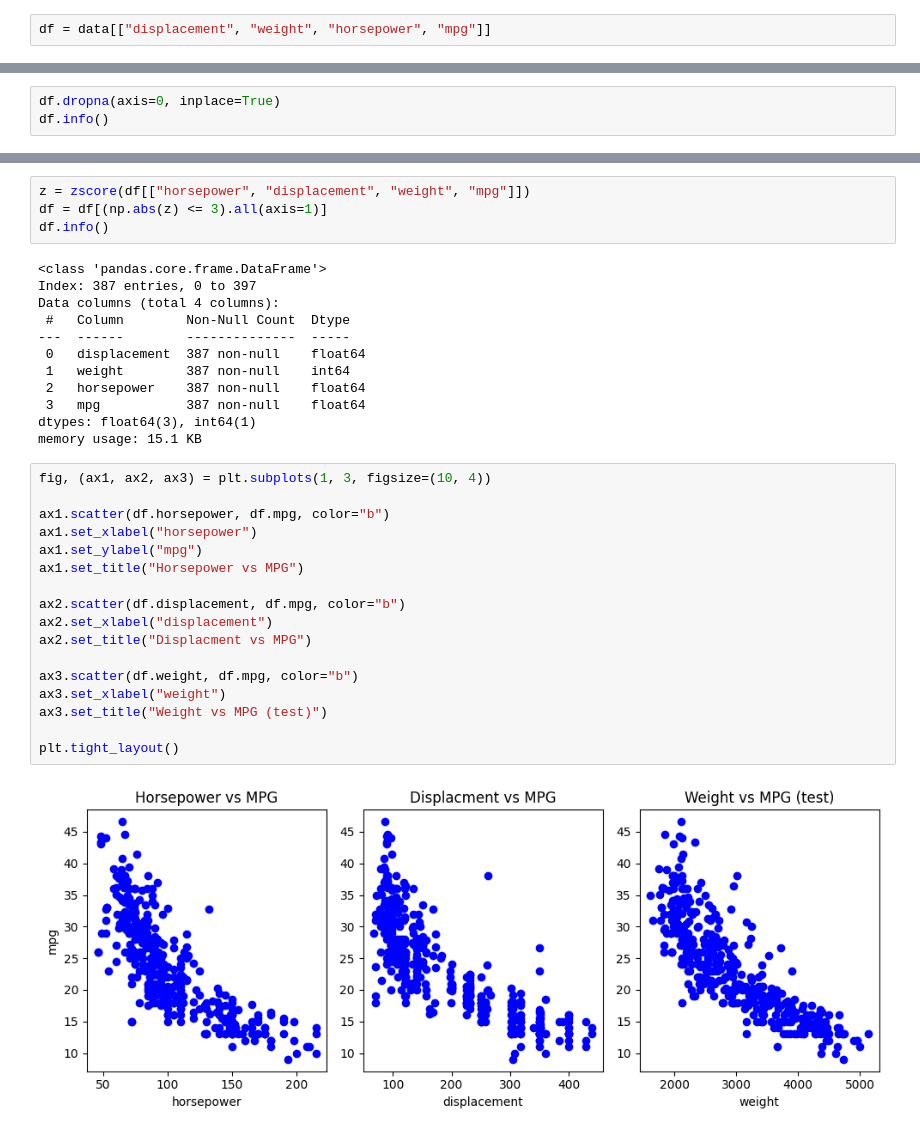
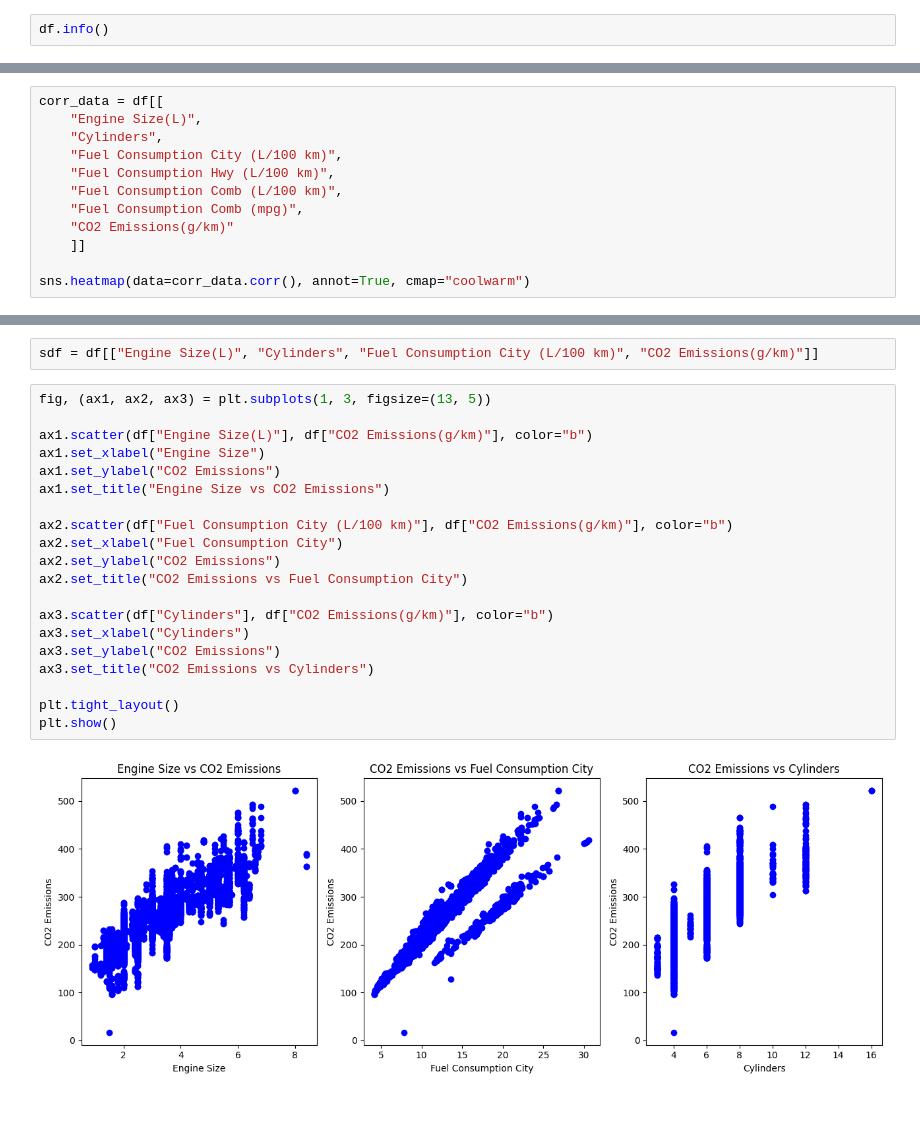
Before and after one commit to BraveVahid/machine_learning, a Jupyter notebook: multiple_linear_regression.ipynb, the cells around one changed output, grey strips where cells are left out. Drawn from its saved outputs; the diff is of its cells as text.

```diff
--- a/multiple_linear_regression.ipynb
+++ b/multiple_linear_regression.ipynb
@@ -27,2 +32,2 @@ sns.heatmap(corr_matrix, cmap="coolwarm", annot=True)
 # %%
-df = data[["displacement", "weight", "horsepower", "mpg"]]
+df.info()
@@ -29,4 +54,13 @@ df = data[["displacement", "weight", "horsepower", "mpg"]]
 # %%
-df.dropna(axis=0, inplace=True)
-df.info()
+corr_data = df[[
+    "Engine Size(L)",
+    "Cylinders",
+    "Fuel Consumption City (L/100 km)",
+    "Fuel Consumption Hwy (L/100 km)",
+    "Fuel Consumption Comb (L/100 km)",
+    "Fuel Consumption Comb (mpg)",
+    "CO2 Emissions(g/km)"
+    ]]
+
+sns.heatmap(data=corr_data.corr(), annot=True, cmap="coolwarm")
 # %% [output]
@@ -48,35 +69,24 @@ See the caveats in the documentation: https://pandas.pydata.org/pandas-docs/stab
 # %%
-z = zscore(df[["horsepower", "displacement", "weight", "mpg"]])
-df = df[(np.abs(z) <= 3).all(axis=1)]
-df.info()
+sdf = df[["Engine Size(L)", "Cylinders", "Fuel Consumption City (L/100 km)", "CO2 Emissions(g/km)"]]
-# %% [output]
-<class 'pandas.core.frame.DataFrame'>
-Index: 387 entries, 0 to 397
-Data columns (total 4 columns):
- #   Column        Non-Null Count  Dtype
----  ------        --------------  -----
- 0   displacement  387 non-null    float64
- 1   weight        387 non-null    int64
- 2   horsepower    387 non-null    float64
- 3   mpg           387 non-null    float64
-dtypes: float64(3), int64(1)
-memory usage: 15.1 KB
 # %%
-fig, (ax1, ax2, ax3) = plt.subplots(1, 3, figsize=(10, 4))
+fig, (ax1, ax2, ax3) = plt.subplots(1, 3, figsize=(13, 5))
 
-ax1.scatter(df.horsepower, df.mpg, color="b")
-ax1.set_xlabel("horsepower")
-ax1.set_ylabel("mpg")
-ax1.set_title("Horsepower vs MPG")
+ax1.scatter(df["Engine Size(L)"], df["CO2 Emissions(g/km)"], color="b")
+ax1.set_xlabel("Engine Size")
+ax1.set_ylabel("CO2 Emissions")
+ax1.set_title("Engine Size vs CO2 Emissions")
 
-ax2.scatter(df.displacement, df.mpg, color="b")
-ax2.set_xlabel("displacement")
-ax2.set_title("Displacment vs MPG")
+ax2.scatter(df["Fuel Consumption City (L/100 km)"], df["CO2 Emissions(g/km)"], color="b")
+ax2.set_xlabel("Fuel Consumption City")
+ax2.set_ylabel("CO2 Emissions")
+ax2.set_title("CO2 Emissions vs Fuel Consumption City")
 
-ax3.scatter(df.weight, df.mpg, color="b")
-ax3.set_xlabel("weight")
-ax3.set_title("Weight vs MPG (test)")
+ax3.scatter(df["Cylinders"], df["CO2 Emissions(g/km)"], color="b")
+ax3.set_xlabel("Cylinders")
+ax3.set_ylabel("CO2 Emissions")
+ax3.set_title("CO2 Emissions vs Cylinders")
 
 plt.tight_layout()
+plt.show()
 # %% [output]
-[figure, old version]
+[figure, new version]
```
Also changed, not shown: parts of 15 cells of this notebook.
